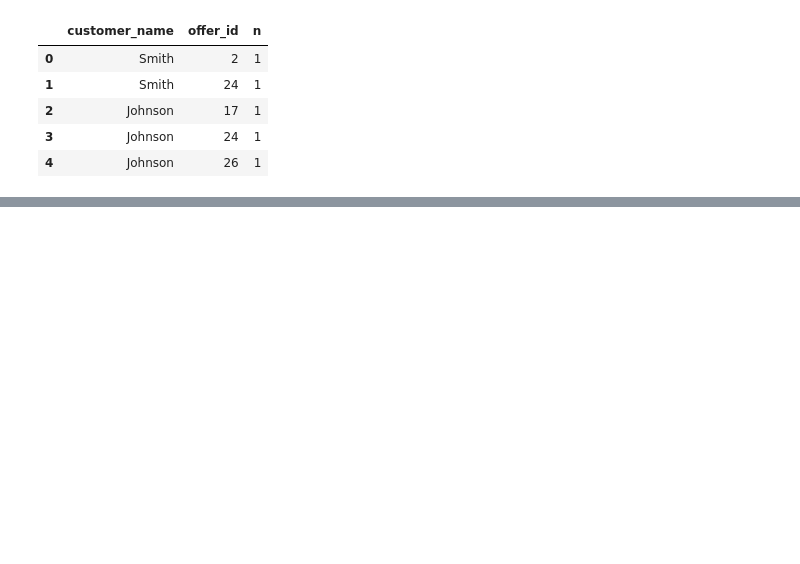
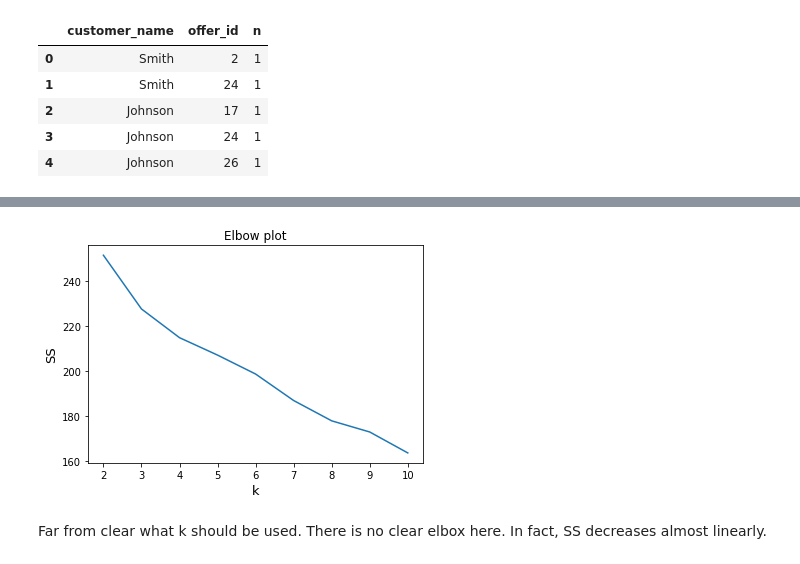
Before and after one commit to nico-corthorn/mec-mini-projects, a Jupyter notebook: mec-16.2.6-clustering-mini-project/Mini_Project_Clustering_Solution.ipynb, the cells around one changed output, grey strips where cells are left out. Drawn from its saved outputs; the diff is of its cells as text; code cells hidden in the pictures; blank space fills up the shorter version.

Commit message:
Clustering project elbow method

```diff
--- a/mec-16.2.6-clustering-mini-project/Mini_Project_Clustering_Solution.ipynb
+++ b/mec-16.2.6-clustering-mini-project/Mini_Project_Clustering_Solution.ipynb
@@ -4,14 +4,17 @@
 This mini-project is based on [this blog post](https://community.alteryx.com/t5/Data-Science/Beginner-s-Guide-to-Customer-Segmentation/ba-p/138442) by yhat. Please feel free to refer to the post for additional information, and solutions.
 # %%
 import pandas as pd
+import numpy as np
 import sklearn
 import matplotlib.pyplot as plt
 import seaborn as sns
+from sklearn.cluster import KMeans
+
 %matplotlib inline
 
 # Setup Seaborn
-sns.set_style("whitegrid")
-sns.set_context("poster")
+#sns.set_style("whitegrid")
+#sns.set_context("poster")
 # %% [markdown]
 ## Data
 
@@ -76,0 +112,17 @@ df_trans
+# %%
+k_min = 2
+k_max = 10
+ks = list(range(k_min, k_max+1))
+ss = []
+for k in ks:
+    kmeans = KMeans(n_clusters=k, random_state=0).fit(df_trans)
+    ss.append(kmeans.inertia_)
+# %%
+sns.lineplot(x=ks, y=ss)
+plt.title('Elbow plot')
+plt.xlabel('k', fontsize=13)
+plt.ylabel('SS', fontsize=13);
+# %% [output]
+[figure, added]
+# %% [markdown]
+Far from clear what k should be used. There is no clear elbox here. In fact, SS decreases almost linearly.
```
Also changed, not shown: parts of 24 cells of this notebook.
